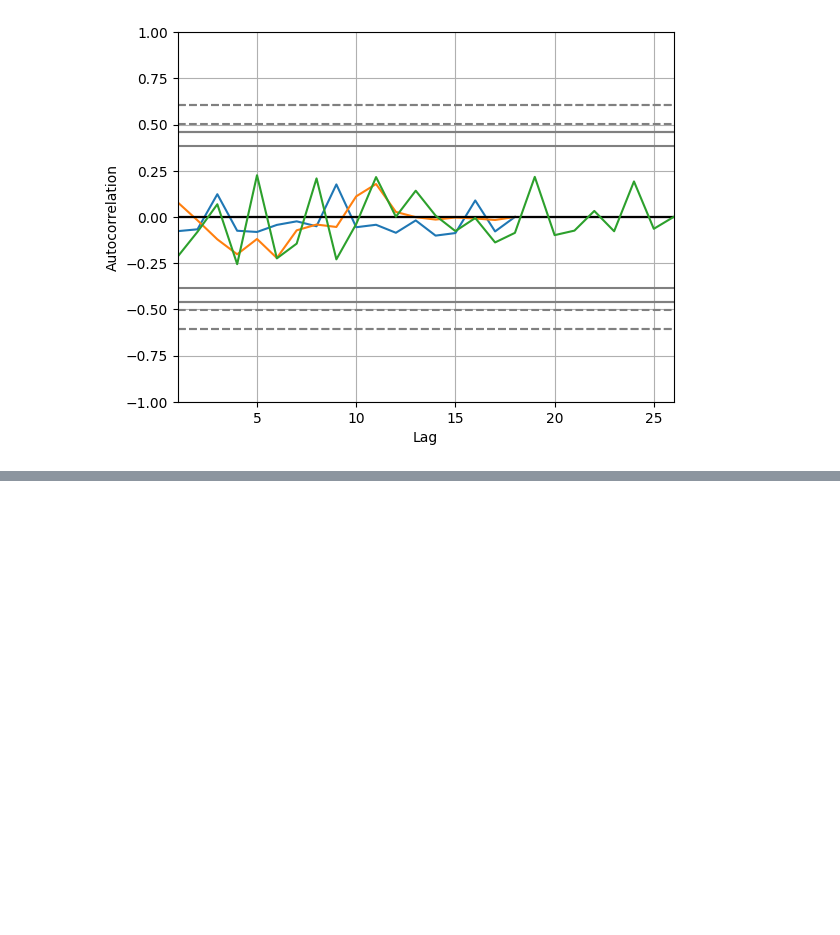
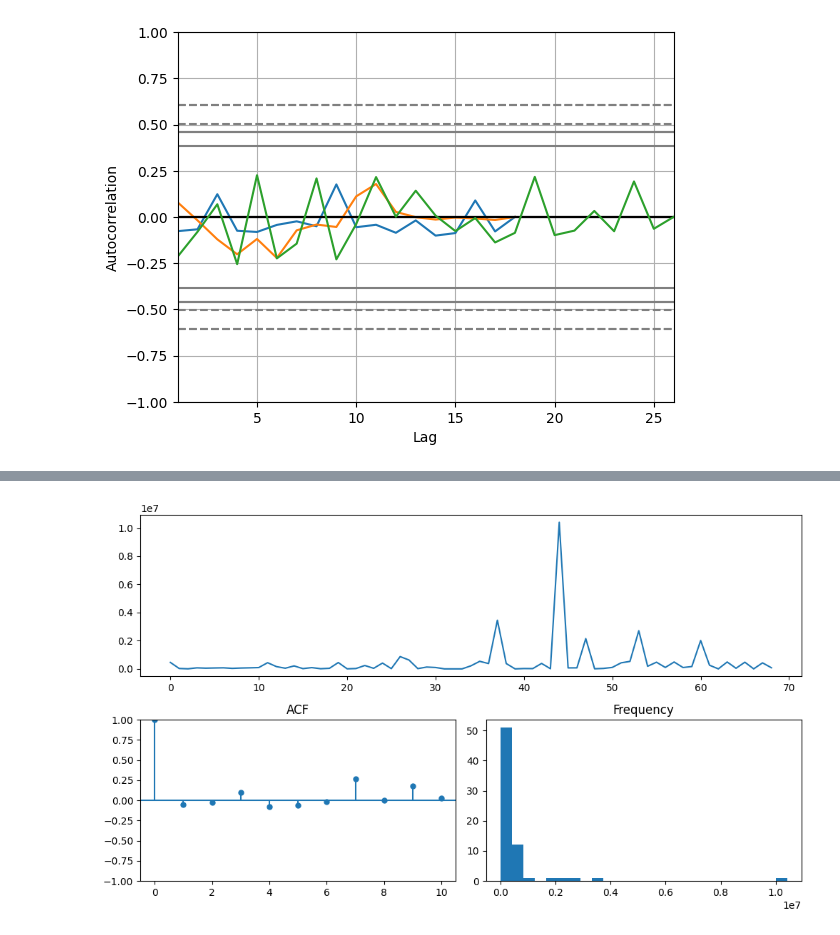
Before and after one commit to roliveira15/Data_Science_Sales_Forecast, a Jupyter notebook: Sales_Forecast.ipynb, the cells around one changed output, grey strips where cells are left out. Saved outputs shown, nothing was run; the diff lists cells and outputs as text; code cells hidden in the pictures; blank space fills up the shorter version.

```diff
--- a/Sales_Forecast.ipynb
+++ b/Sales_Forecast.ipynb
@@ -93 +95,6 @@ groupStructures.loc[(groupStructures['valor_total_pedido'] > 0) & (groupStructur
+# %%
+PPint = groupStructures.loc[(groupStructures['grupo_gerencial_produto'] == 'PORTA PALLET') & (groupStructures['data'] >= '2020-01-01') & (groupStructures['data'] < '2024-01-01') & (groupStructures['regiao'] == 'Norte')]
+PP = groupStructures.loc[(groupStructures['grupo_gerencial_produto'] == 'PORTA PALLET') & (groupStructures['data'] >= '2022-01-01') & (groupStructures['data'] < '2023-01-01') & (groupStructures['regiao'] == 'Norte')]
+PPanterior = groupStructures.loc[(groupStructures['grupo_gerencial_produto'] == 'PORTA PALLET') & (groupStructures['data'] >= '2021-01-01') & (groupStructures['data'] < '2022-01-01') & (groupStructures['regiao'] == 'Norte')]
+PPanteriorA = groupStructures.loc[(groupStructures['grupo_gerencial_produto'] == 'PORTA PALLET') & (groupStructures['data'] >= '2020-01-01') & (groupStructures['data'] < '2021-01-01') & (groupStructures['regiao'] == 'Norte')]
 # %% [markdown]
@@ -160,0 +164,14 @@ plt.show()
+# %%
+! pip install pmdarima
+
+
+from sklearn.metrics import mean_squared_error, r2_score
+%matplotlib inline
+
+from pmdarima.arima import auto_arima
+from pmdarima import arima
+from pmdarima.utils import tsdisplay, autocorr_plot, decomposed_plot, plot_acf, plot_pacf
+from matplotlib.pyplot import rcParams
+rcParams['figure.figsize']=15,6
+from pmdarima.arima import ADFTest
+from statsmodels.tsa.statespace.sarimax import SARIMAX
@@ -160,0 +196,4 @@ plt.show()
+# %%
+tsdisplay(PPint['valor_total_pedido'],lag_max=10,figsize=(10,6))
+# %% [output]
+[figure, added]
```
Also changed, not shown: parts of 13 cells of this notebook.
